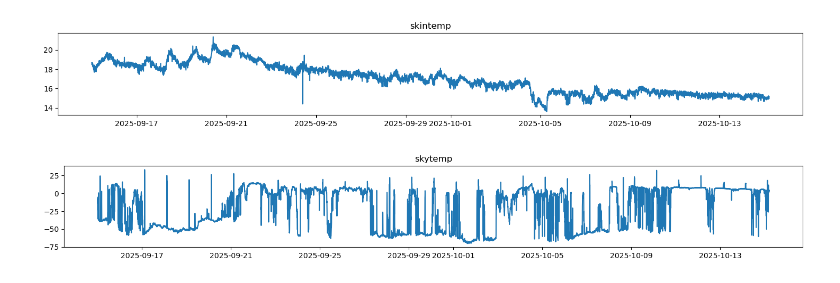
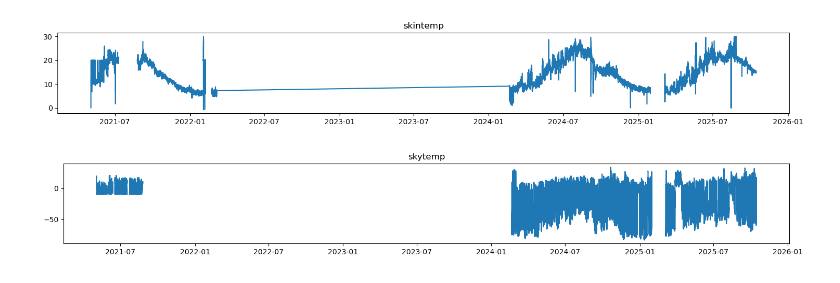
Before and after one commit to LeXPLORE-Platform/skin-temperature, a Jupyter notebook: notebooks/Plot Data.ipynb, the cells around one changed output. Drawn from its saved outputs; the diff is of its cells as text; code cells hidden in the pictures.

```diff
--- a/notebooks/Plot Data.ipynb
+++ b/notebooks/Plot Data.ipynb
@@ -8,21 +8,21 @@ import matplotlib.pyplot as plt
 # %%
 folder = "../data/Level1"
 qa = True
 files = [os.path.join(folder, f) for f in os.listdir(folder)]
 files.sort()
-files = files[-5:]
+#files = files[-5:]
 with xr.open_mfdataset(files, decode_times=False) as ds:
     t = np.array(ds.variables["time"][:].values, dtype="datetime64[s]")
     for var in ds.variables:
         if "_qual" not in var and var != "time":
             v = np.array(ds.variables[var][:].values)
             if var + "_qual" in ds.variables and qa:
                 q = np.array(ds.variables[var + "_qual"][:].values)
                 v[q > 0] = np.nan
             plt.figure(figsize=(18, 2))
             plt.title(var)
             plt.plot(t, v, label=var)
             plt.show()
 # %% [output]
-[figure, old version]
+[figure, new version]
-[figure, old version]
+[figure, new version]
```
Also changed, not shown: 2 other files.
